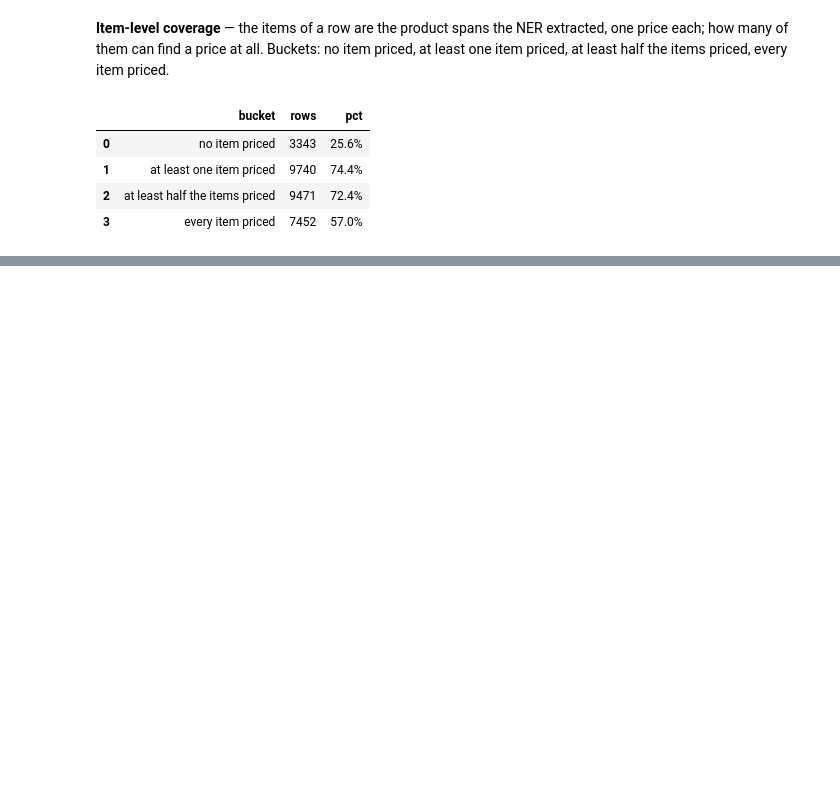
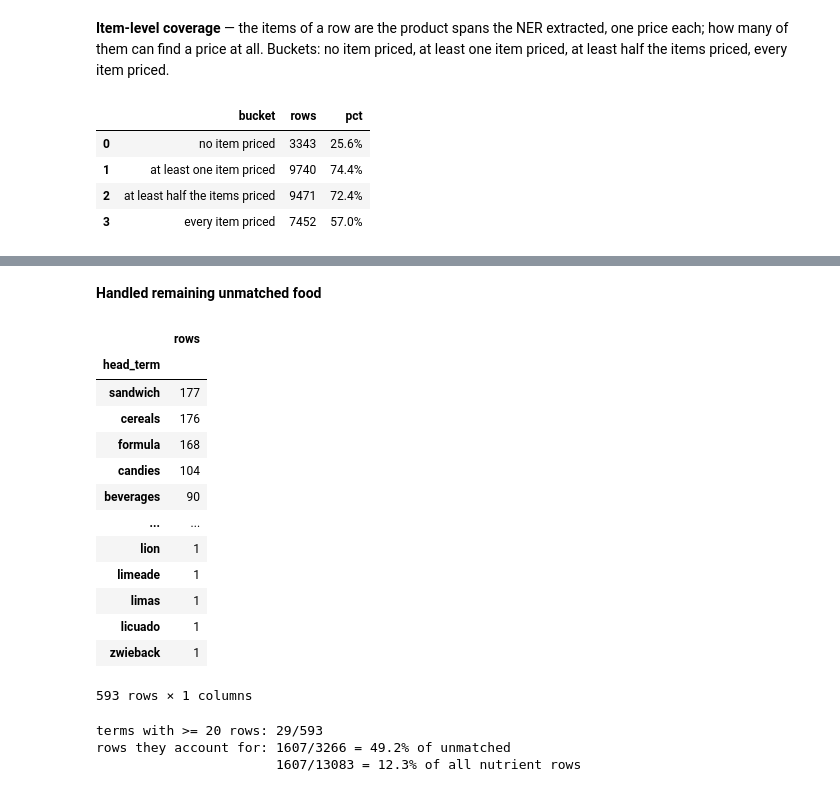
Before and after one commit to 2na3k/Workshop-Project-Submission-2026-10-10-AIS, a Jupyter notebook: SystemCode/remy/data-crawler/src/data_crawler/process_price.ipynb, the cells around one changed output, grey strips where cells are left out. Saved outputs shown, nothing was run; the diff lists cells and outputs as text; code cells hidden in the pictures; blank space fills up the shorter version.

Commit message:
Analyze percentage accounting

```diff
--- a/SystemCode/remy/data-crawler/src/data_crawler/process_price.ipynb
+++ b/SystemCode/remy/data-crawler/src/data_crawler/process_price.ipynb
@@ -793,3 +813,35 @@ priced_per_row.sort_values("priced_share").head(30)
 | 705 | 168265 | Pork, fresh, variety meats and by... | [pork, variety meats products, br... | {'pork': 6.15} | [variety meats products, brain] | 1 | 3 | 0.333333 | ... |
 # %%
 priced_per_row.to_csv("data/price_mapped_nutrients.csv", index=False)
+# %% [markdown]
+**Handled remaining unmatched food**
+# %%
+unmatched_terms
+# %% [output]
+|  | rows |
+| head_term |  |
+| sandwich | 177 |
+| cereals | 176 |
+| formula | 168 |
+| candies | 104 |
+| beverages | 90 |
+| ... | ... |
+| lion | 1 |
+| limeade | 1 |
+| limas | 1 |
+| licuado | 1 |
+| zwieback | 1 |
+593 rows × 1 columns
+# %%
+frequent = unmatched_terms.loc[unmatched_terms["rows"] >= 20]
+
+covered = frequent["rows"].sum()
+unmatched_rows = unmatched_terms["rows"].sum()
+
+print(f"terms with >= 20 rows: {len(frequent)}/{len(unmatched_terms)}")
+print(f"rows they account for: {covered}/{unmatched_rows} = {covered / unmatched_rows:.1%} of unmatched")
+print(f"                       {covered}/{len(nutrient_df)} = {covered / len(nutrient_df):.1%} of all nutrient rows")
+# %% [output]
+terms with >= 20 rows: 29/593
+rows they account for: 1607/3266 = 49.2% of unmatched
+                       1607/13083 = 12.3% of all nutrient rows
```
Also changed, not shown: parts of 5 cells of this notebook, 2 other files.
